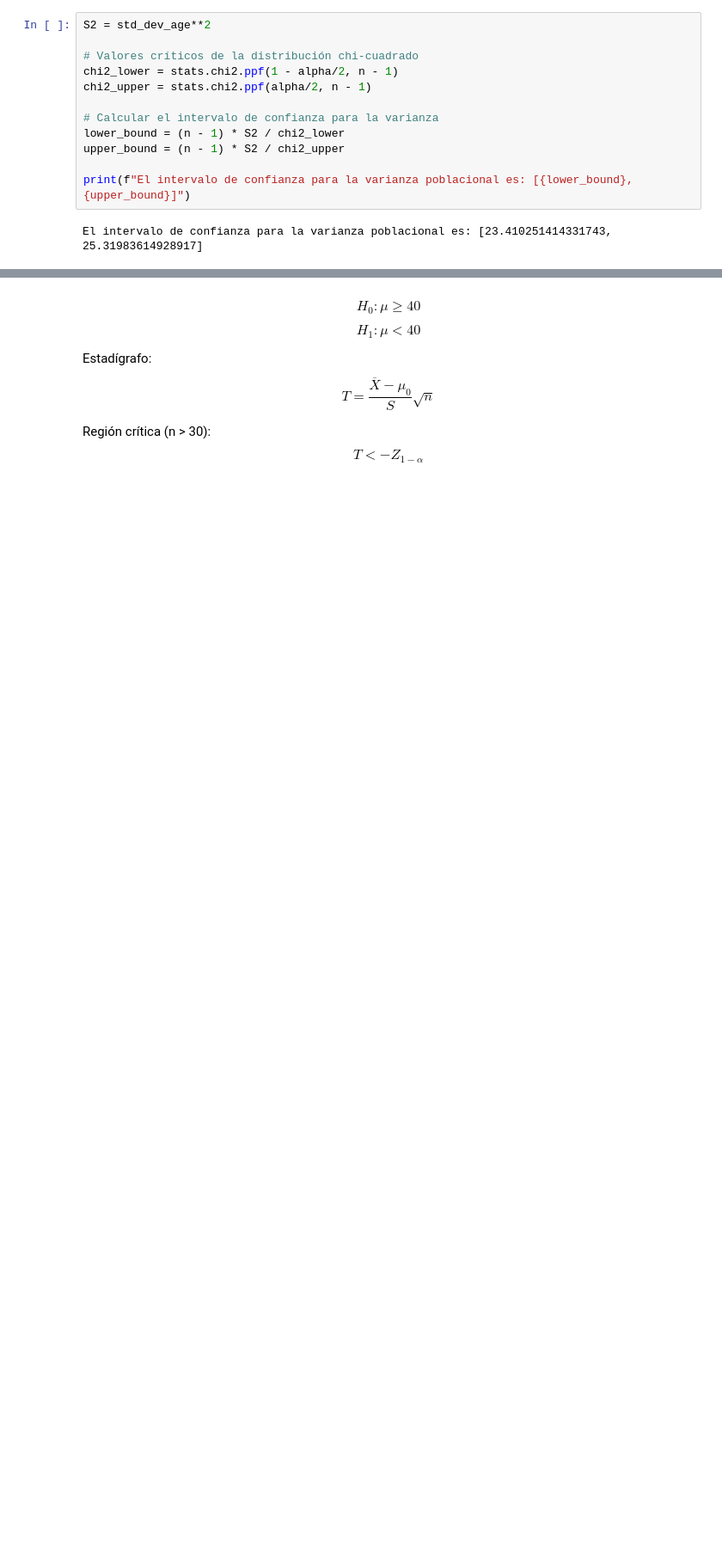
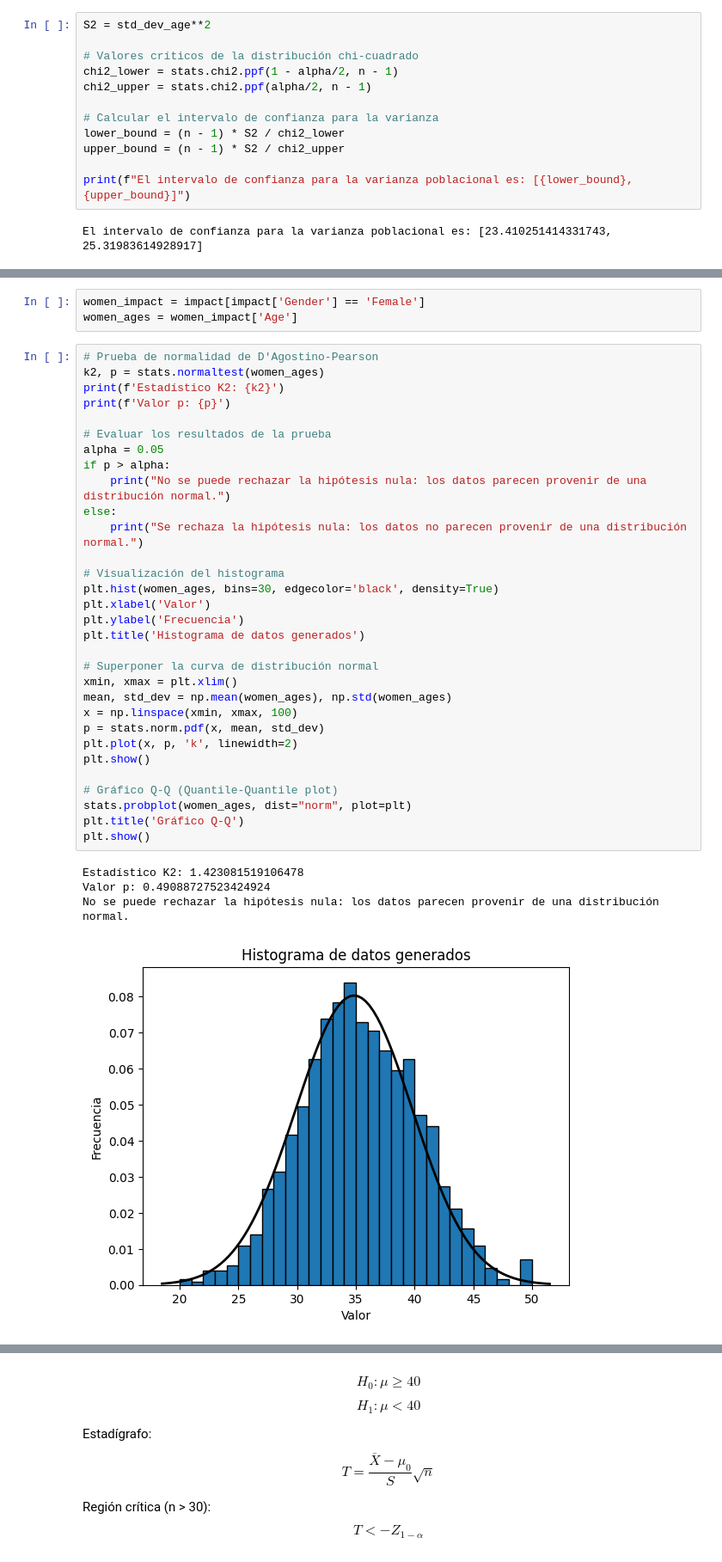
Before and after one commit to ClaudiaHdezPerez/ProyectoEstadistica, a Jupyter notebook: Proyecto/Proyecto.ipynb, the cells around one changed output, grey strips where cells are left out. Shown: that part at 86% size. Cells and saved outputs as stored; diff of their text form; blank space fills up the shorter version.

Commit message:
Añadida prueba de hipótesis con las edades de las mujeres

```diff
--- a/Proyecto/Proyecto.ipynb
+++ b/Proyecto/Proyecto.ipynb
@@ -263,0 +266,39 @@ El intervalo de confianza para la varianza poblacional es: [23.410251414331743,
+# %%
+women_impact = impact[impact['Gender'] == 'Female']
+women_ages = women_impact['Age']
+# %%
+# Prueba de normalidad de D'Agostino-Pearson
+k2, p = stats.normaltest(women_ages)
+print(f'Estadístico K2: {k2}')
+print(f'Valor p: {p}')
+
+# Evaluar los resultados de la prueba
+alpha = 0.05
+if p > alpha:
+    print("No se puede rechazar la hipótesis nula: los datos parecen provenir de una distribución normal.")
+else:
+    print("Se rechaza la hipótesis nula: los datos no parecen provenir de una distribución normal.")
+
+# Visualización del histograma
+plt.hist(women_ages, bins=30, edgecolor='black', density=True)
+plt.xlabel('Valor')
+plt.ylabel('Frecuencia')
+plt.title('Histograma de datos generados')
+
+# Superponer la curva de distribución normal
+xmin, xmax = plt.xlim()
+mean, std_dev = np.mean(women_ages), np.std(women_ages)
+x = np.linspace(xmin, xmax, 100)
+p = stats.norm.pdf(x, mean, std_dev)
+plt.plot(x, p, 'k', linewidth=2)
+plt.show()
+
+# Gráfico Q-Q (Quantile-Quantile plot)
+stats.probplot(women_ages, dist="norm", plot=plt)
+plt.title('Gráfico Q-Q')
+plt.show()
+# %% [output]
+Estadístico K2: 1.423081519106478
+Valor p: 0.49088727523424924
+No se puede rechazar la hipótesis nula: los datos parecen provenir de una distribución normal.
+[figure, added]
```
Also changed, not shown: parts of 4 cells of this notebook.
